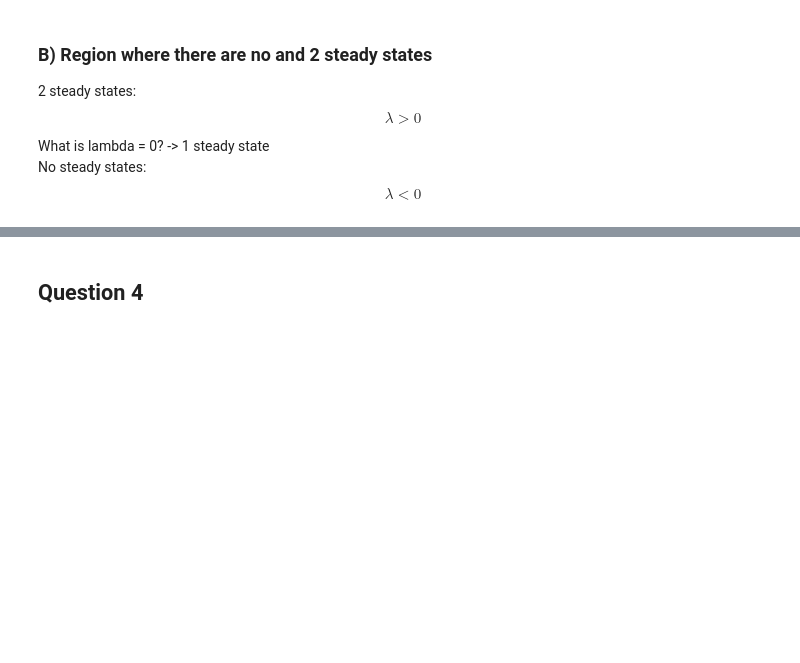
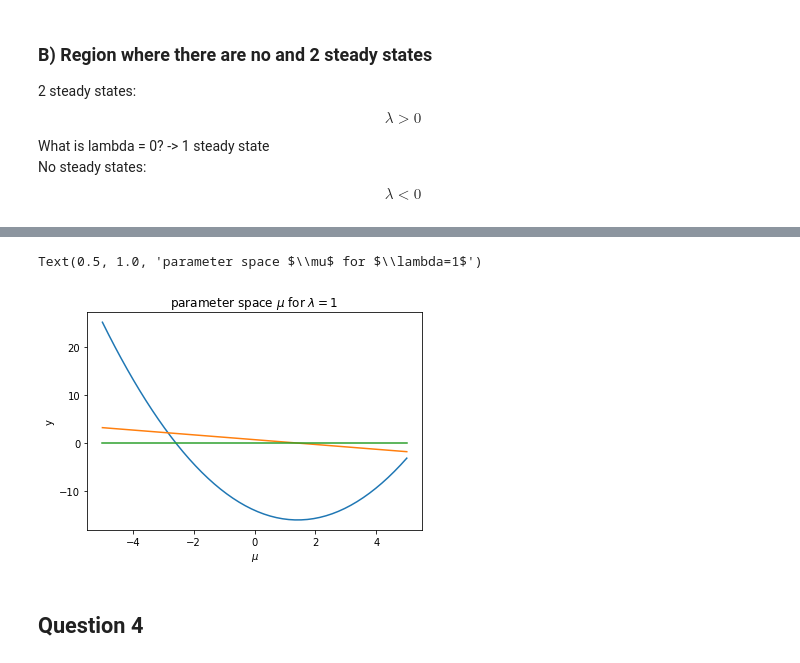
Before and after one commit to SByeUva/complex-economic-dynamics, a Jupyter notebook: hw_01.ipynb, the cells around one changed output, grey strips where cells are left out. Cells and saved outputs as stored; diff of their text form; code cells hidden in the pictures; blank space fills up the shorter version.

```diff
--- a/hw_01.ipynb
+++ b/hw_01.ipynb
@@ -324,0 +303,3 @@ $$
+# %%
+mus=np.linspace(-20,20)
+lambdas=np.linspace(-20,20)
@@ -324,0 +353,3 @@ $$
+# %%
+for mu in mus:
+    print(point2_eigenvalues(mu,1))
@@ -324,0 +374,3 @@ $$
+# %%
+for lam in lambdas:
+    print(point2_eigenvalues(1,lam))
@@ -325,3 +397,20 @@ $$
+# %%
+def complex_part(mu, lam):
+    return -2*np.sqrt(lam)*mu-7*lam+mu**2
+def real_part(mu,lam):
+    return 0.5*(np.sqrt(lam)-mu)
+# %%
+mus=np.linspace(-5,5)
+plt.plot(mus, complex_part(mus,np.ones(len(mus))*2))
+plt.plot(mus, real_part(mus,np.ones(len(mus))*2))
+plt.plot(mus, np.zeros(len(mus)))
+plt.xlabel("$\mu$")
+plt.ylabel("y")
+plt.title("parameter space $\mu$ for $\lambda=1$")
+#plt.savefig("figures/parameter_space.pdf", dpi=300)
+# %% [output]
+Text(0.5, 1.0, 'parameter space $\\mu$ for $\\lambda=1$')
+[figure, added]
 # %% [markdown]
 ## Question 4
 # %%
```
Also changed, not shown: parts of 45 cells of this notebook, 4 other files.
